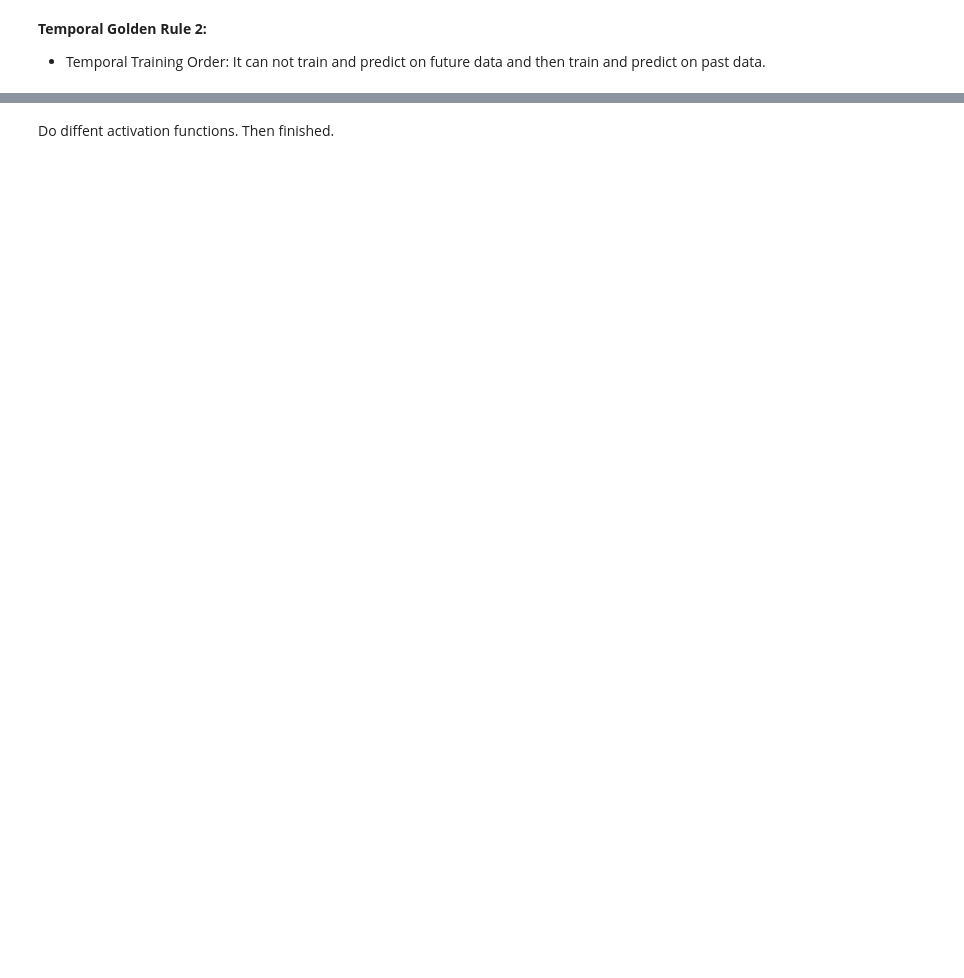
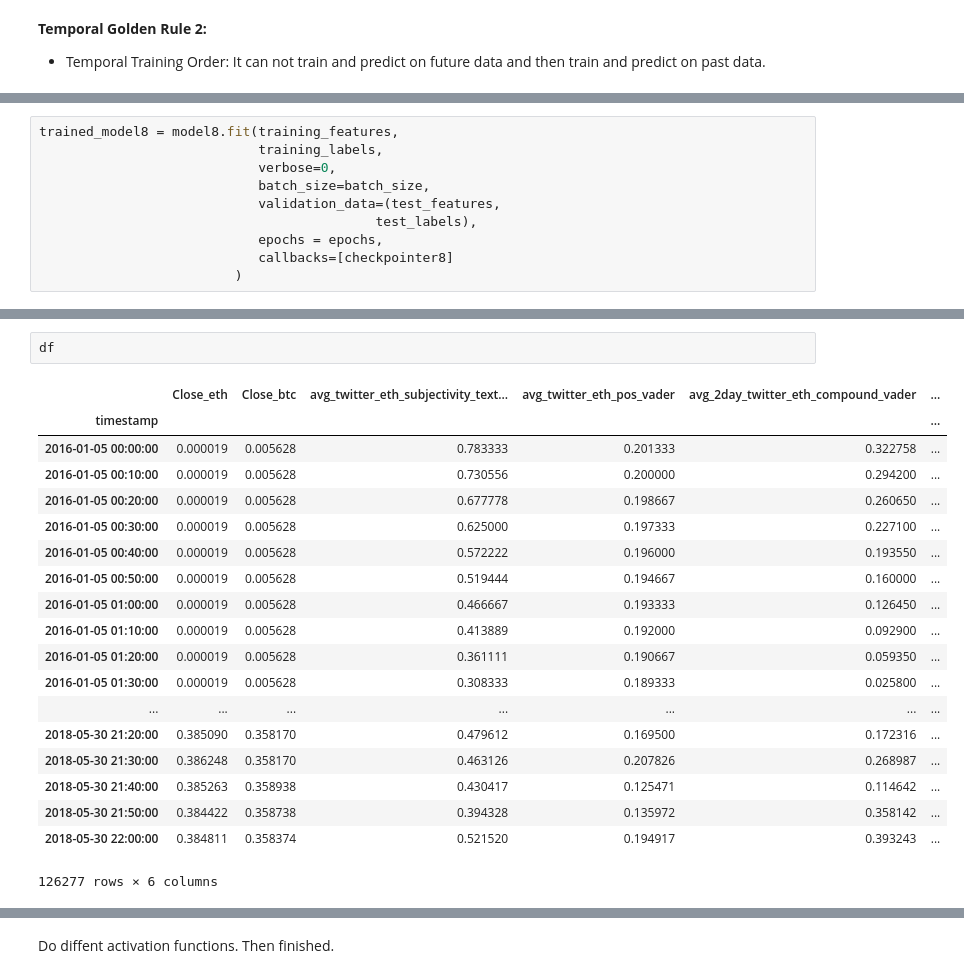
Before and after one commit to JeroenSchmidt/Udacity-Machine-Learning-Nano-Degree, a Jupyter notebook: Projects/projects for submission/capstone/Main Project (ML + Feature Creation).ipynb, the cells around one changed output, grey strips where cells are left out. Cells and saved outputs as stored; diff of their text form; blank space fills up the shorter version.

```diff
--- a/Projects/projects for submission/capstone/Main Project (ML + Feature Creation).ipynb
+++ b/Projects/projects for submission/capstone/Main Project (ML + Feature Creation).ipynb
@@ -969,0 +1241,10 @@ trained_model7 = model7.fit(training_features,
+# %%
+trained_model8 = model8.fit(training_features,
+                            training_labels,
+                            verbose=0,
+                            batch_size=batch_size,
+                            validation_data=(test_features,
+                                           test_labels),
+                            epochs = epochs,
+                            callbacks=[checkpointer8]
+                         )
@@ -1033,0 +1422,22 @@ df
+# %%
+df
+# %% [output]
+|  | Close_eth | Close_btc | avg_twitter_eth_subjectivity_text... | avg_twitter_eth_pos_vader | avg_2day_twitter_eth_compound_vader | ... |
+| timestamp |  |  |  |  |  | ... |
+| 2016-01-05 00:00:00 | 0.000019 | 0.005628 | 0.783333 | 0.201333 | 0.322758 | ... |
+| 2016-01-05 00:10:00 | 0.000019 | 0.005628 | 0.730556 | 0.200000 | 0.294200 | ... |
+| 2016-01-05 00:20:00 | 0.000019 | 0.005628 | 0.677778 | 0.198667 | 0.260650 | ... |
+| 2016-01-05 00:30:00 | 0.000019 | 0.005628 | 0.625000 | 0.197333 | 0.227100 | ... |
+| 2016-01-05 00:40:00 | 0.000019 | 0.005628 | 0.572222 | 0.196000 | 0.193550 | ... |
+| 2016-01-05 00:50:00 | 0.000019 | 0.005628 | 0.519444 | 0.194667 | 0.160000 | ... |
+| 2016-01-05 01:00:00 | 0.000019 | 0.005628 | 0.466667 | 0.193333 | 0.126450 | ... |
+| 2016-01-05 01:10:00 | 0.000019 | 0.005628 | 0.413889 | 0.192000 | 0.092900 | ... |
+| 2016-01-05 01:20:00 | 0.000019 | 0.005628 | 0.361111 | 0.190667 | 0.059350 | ... |
+| 2016-01-05 01:30:00 | 0.000019 | 0.005628 | 0.308333 | 0.189333 | 0.025800 | ... |
+| ... | ... | ... | ... | ... | ... | ... |
+| 2018-05-30 21:20:00 | 0.385090 | 0.358170 | 0.479612 | 0.169500 | 0.172316 | ... |
+| 2018-05-30 21:30:00 | 0.386248 | 0.358170 | 0.463126 | 0.207826 | 0.268987 | ... |
+| 2018-05-30 21:40:00 | 0.385263 | 0.358938 | 0.430417 | 0.125471 | 0.114642 | ... |
+| 2018-05-30 21:50:00 | 0.384422 | 0.358738 | 0.394328 | 0.135972 | 0.358142 | ... |
+| 2018-05-30 22:00:00 | 0.384811 | 0.358374 | 0.521520 | 0.194917 | 0.393243 | ... |
+126277 rows × 6 columns
```
Also changed, not shown: parts of 39 cells of this notebook, 24 other files.
